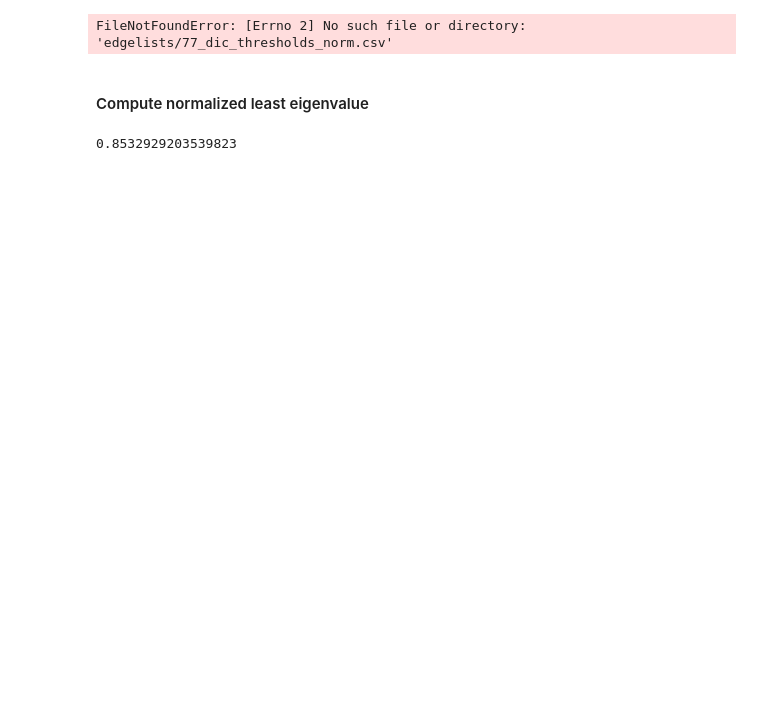
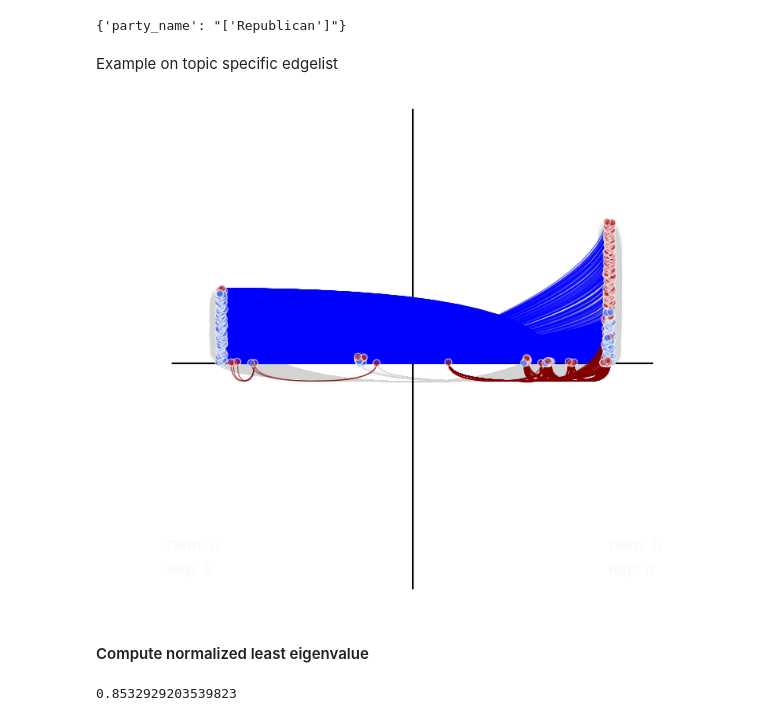
Before and after one commit to LeonardoAgasso/USA_Congress_SigNet, a Jupyter notebook: notebooks/arthur/plot_compute_least_eigen.ipynb, the cells around one changed output. Saved outputs shown, nothing was run; the diff lists cells and outputs as text; code cells hidden in the pictures; blank space fills up the shorter version.

Commit message:
topic disaggregation - least eigenvalue

```diff
--- a/notebooks/arthur/plot_compute_least_eigen.ipynb
+++ b/notebooks/arthur/plot_compute_least_eigen.ipynb
@@ -52,6 +52,10 @@ pol.head()
 | 2 | 3 | [28, 29, 30] | [29] | ABBOTT, Amos | MA | ['Whig'] | yellow |
 | 3 | 4 | [50, 51, 52, 53, 54] | [100] | ABBOTT, Jo (Joseph) | TX | ['Democrat'] | royalblue |
 | 4 | 5 | [15, 16, 17, 18] | [7777, 13] | ABBOT, Joel | GA | ['Crawford Republican', 'Democrat... | firebrick |
+# %%
+pol_dic[8024]
+# %% [output]
+{'party_name': "['Republican']"}
 # %%
 def read_edgelist(folder, threshold_pos, threshold_neg, congress_num):
     # read edgelist
@@ -60,16 +64,18 @@ def read_edgelist(folder, threshold_pos, threshold_neg, congress_num):
     df_neg = df.loc[(df['weight']==-1)&(df['perc']>threshold_neg)].copy()
     df = pd.concat([df_pos, df_neg])
 
-    draw_graph(df, pol, congress_num)
+    draw_graph(df, pol_dic, congress_num)
+# %% [markdown]
+Example on topic specific edgelist
 # %%
-cong = '77'
-temp = pd.read_csv('edgelists/77_dic_thresholds_norm.csv')
-threshold_pos = temp.iloc[0]['threshold_pos']
-threshold_neg = temp.iloc[0]['threshold_neg']
+cong = '84'
+temp = pd.read_csv('../../dataset/thresholds/house_clausen_thresholds/Civil_Liberties/'+cong+'_dic_thresholds_norm.csv')
+threshold_pos = temp.iloc[0]['pos_threshold']
+threshold_neg = temp.iloc[0]['neg_threshold']
 
-read_edgelist('edgelists/congress_077.csv', threshold_pos, threshold_neg, cong)
+read_edgelist('../../dataset/edgelists/votes_house_clausen_edges/Civil_Liberties/congress_'+cong+'.csv', threshold_pos, threshold_neg, cong)
 # %% [output]
-FileNotFoundError: [Errno 2] No such file or directory: 'edgelists/77_dic_thresholds_norm.csv'
+[figure, added]
 # %% [markdown]
 #### Compute normalized least eigenvalue
 # %%
```
Also changed, not shown: 2 other files.
